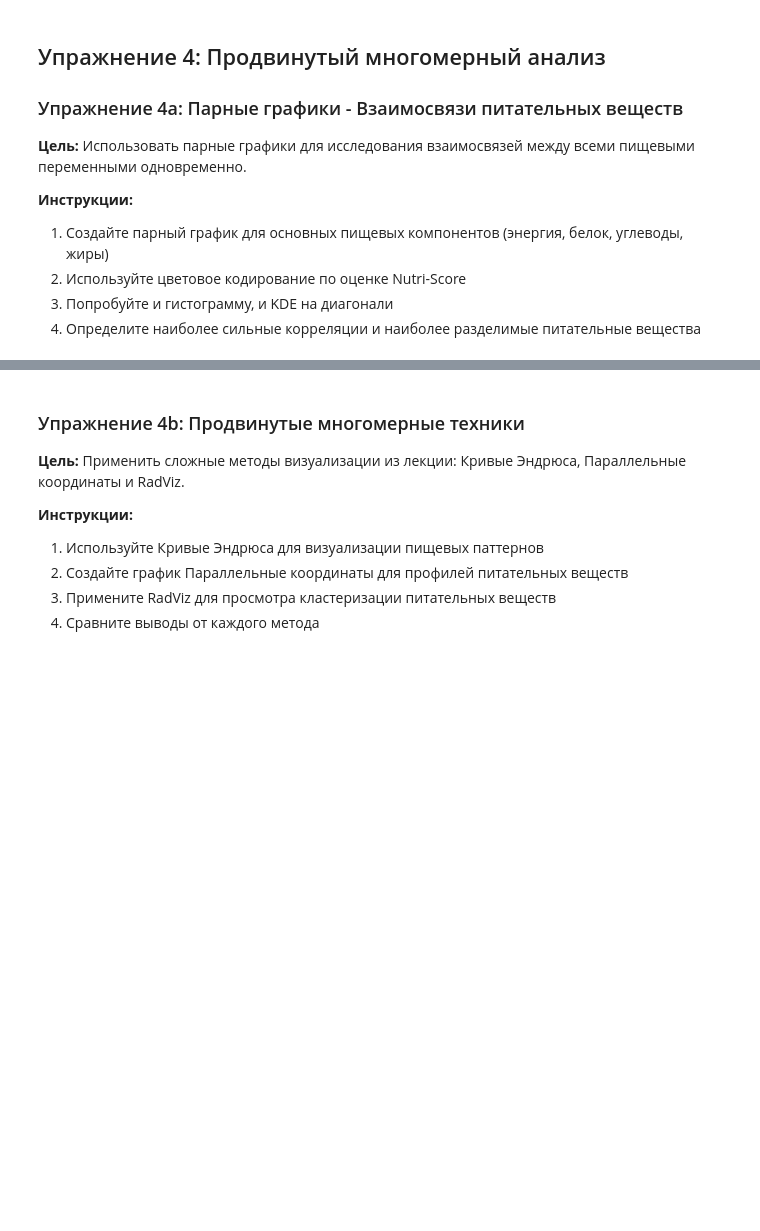
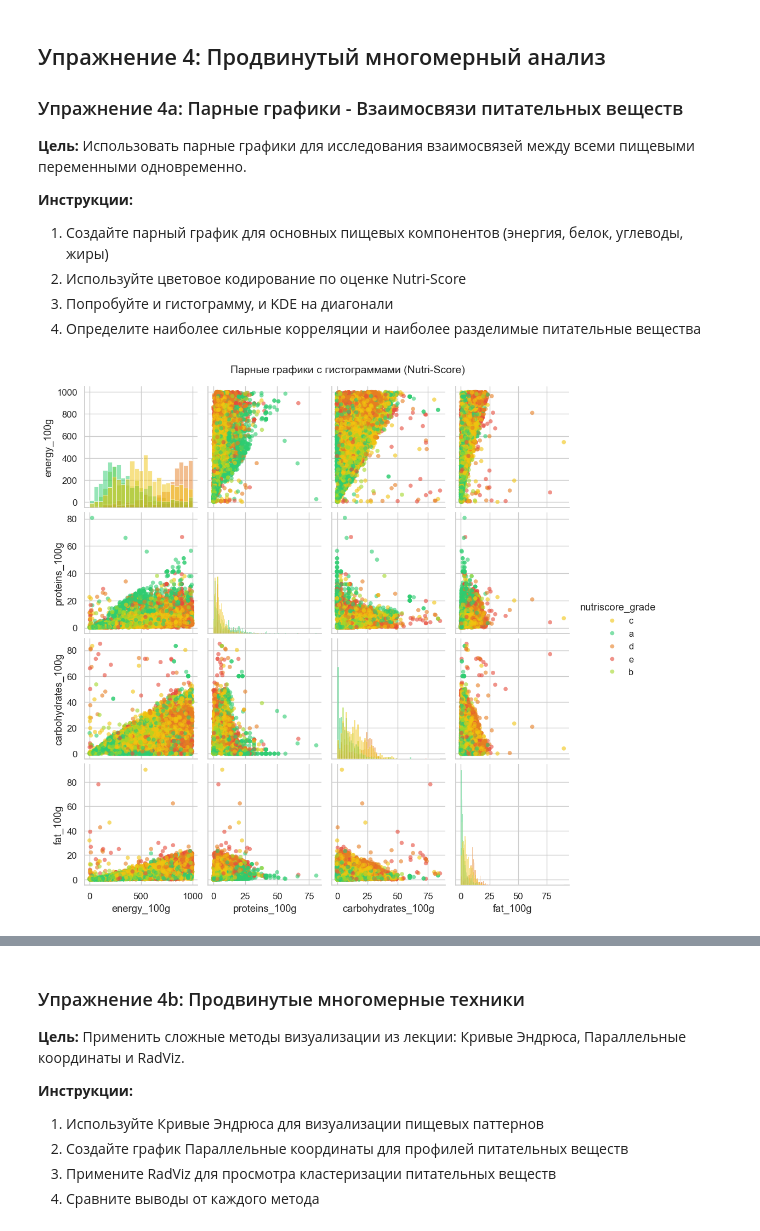
Before and after one commit to gulden333/iad_pr2, a Jupyter notebook: data_visualization_practice_s.ipynb, the cells around one changed output, grey strips where cells are left out. Drawn from its saved outputs; the diff is of its cells as text; code cells hidden in the pictures; blank space fills up the shorter version.

```diff
--- a/data_visualization_practice_s.ipynb
+++ b/data_visualization_practice_s.ipynb
@@ -206,13 +340,78 @@ print("4. Понять различия форм между оценками")
 3. Попробуйте и гистограмму, и KDE на диагонали
 4. Определите наиболее сильные корреляции и наиболее разделимые питательные вещества
 # %%
-# Упражнение 4a: Парные графики
-# TODO: Реализуйте когда датасет загружен
+# === 1. Подготовка данных ===
+numeric_cols = ['energy_100g', 'proteins_100g', 'carbohydrates_100g', 'fat_100g', 'sugars_100g', 'sodium_100g']
+for col in numeric_cols:
+    df[col] = pd.to_numeric(df[col], errors='coerce')
 
-# CODE
+df = df.dropna(subset=['nutriscore_grade'] + numeric_cols)
+df = df[df['nutriscore_grade'].isin(['a', 'b', 'c', 'd', 'e'])]
+df = df[(df[numeric_cols] >= 0).all(axis=1) & (df[numeric_cols] < 1000).all(axis=1)]
 
-print("Цели упражнения 4a:")
-print("1. Проанализировать все пищевые взаимосвязи одновременно")
-print("2. Определить наиболее сильные корреляции")
-print("3. Сравнить гистограмму против KDE на диагонали")
-print("4. Найти какие питательные вещества лучше всего разделяют оценки Nutri-Score")
+# === 2. Настройки визуализации ===
+sns.set(style="whitegrid", font_scale=1.1)
+palette = {
+    'a': '#2ecc71',  # зелёный
+    'b': '#a2d729',  # салатовый
+    'c': '#f1c40f',  # жёлтый
+    'd': '#e67e22',  # оранжевый
+    'e': '#e74c3c'   # красный
+}
+
+# === 3. Создание парного графика с гистограммами на диагонали ===
+pairplot_hist = sns.pairplot(
+    df,
+    vars=['energy_100g', 'proteins_100g', 'carbohydrates_100g', 'fat_100g'],
+    hue='nutriscore_grade',
+    palette=palette,
+    diag_kind='hist',
+    plot_kws={'alpha': 0.6, 's': 30, 'edgecolor': 'none'}
+)
+pairplot_hist.fig.suptitle('Парные графики с гистограммами (Nutri-Score)', fontsize=14, y=1.02)
+plt.show()
+
+# === 4. Создание парного графика с KDE на диагонали ===
+pairplot_kde = sns.pairplot(
+    df,
+    vars=['energy_100g', 'proteins_100g', 'carbohydrates_100g', 'fat_100g'],
+    hue='nutriscore_grade',
+    palette=palette,
+    diag_kind='kde',
+    plot_kws={'alpha': 0.6, 's': 30, 'edgecolor': 'none'}
+)
+pairplot_kde.fig.suptitle('Парные графики с KDE (Nutri-Score)', fontsize=14, y=1.02)
+plt.show()
+
+# === 5. Матрица корреляции для анализа взаимосвязей ===
+corr_matrix = df[numeric_cols].corr()
+
+plt.figure(figsize=(10, 7))
+sns.heatmap(corr_matrix, annot=True, cmap='coolwarm', fmt=".2f", linewidths=0.5)
+plt.title('Матрица корреляции между питательными веществами', fontsize=14, fontweight='bold')
+plt.show()
+
+# === 6. Расширенный анализ корреляций с включением всех питательных веществ ===
+corr_long = corr_matrix.unstack().reset_index()
+corr_long.columns = ['Показатель 1', 'Показатель 2', 'Корреляция']
+corr_long = corr_long[corr_long['Показатель 1'] != corr_long['Показатель 2']]
+corr_long['abs_corr'] = corr_long['Корреляция'].abs()
+
+# === 7. Анализ наиболее сильных корреляций ===
+top_corr = corr_long.sort_values('abs_corr', ascending=False).drop_duplicates(subset=['Корреляция']).head(5)
+print("🔍 Наиболее сильные корреляции между показателями:")
+for _, row in top_corr.iterrows():
+    print(f"{row['Показатель 1']} ↔ {row['Показатель 2']} = {row['Корреляция']:.2f}")
+
+# === 8. Визуализация топ-3 корреляций ===
+fig, axes = plt.subplots(1, 3, figsize=(18, 5))
+for i, (col1, col2, corr) in enumerate(top_corr[['Показатель 1', 'Показатель 2', 'Корреляция']].values[:3]):
+    sns.scatterplot(data=df, x=col1, y=col2, hue='nutriscore_grade', palette=palette, alpha=0.6, ax=axes[i])
+    axes[i].set_title(f'{col1} vs {col2}\nКорреляция = {corr:.2f}', fontsize=11, fontweight='bold')
+    axes[i].legend_.remove()
+
+plt.suptitle('Наиболее сильные корреляции между питательными веществами', fontsize=14)
+plt.tight_layout(rect=[0, 0, 1, 0.95])
+plt.show()
+# %% [output]
+[figure, added]
```
Also changed, not shown: parts of 8 cells of this notebook.
